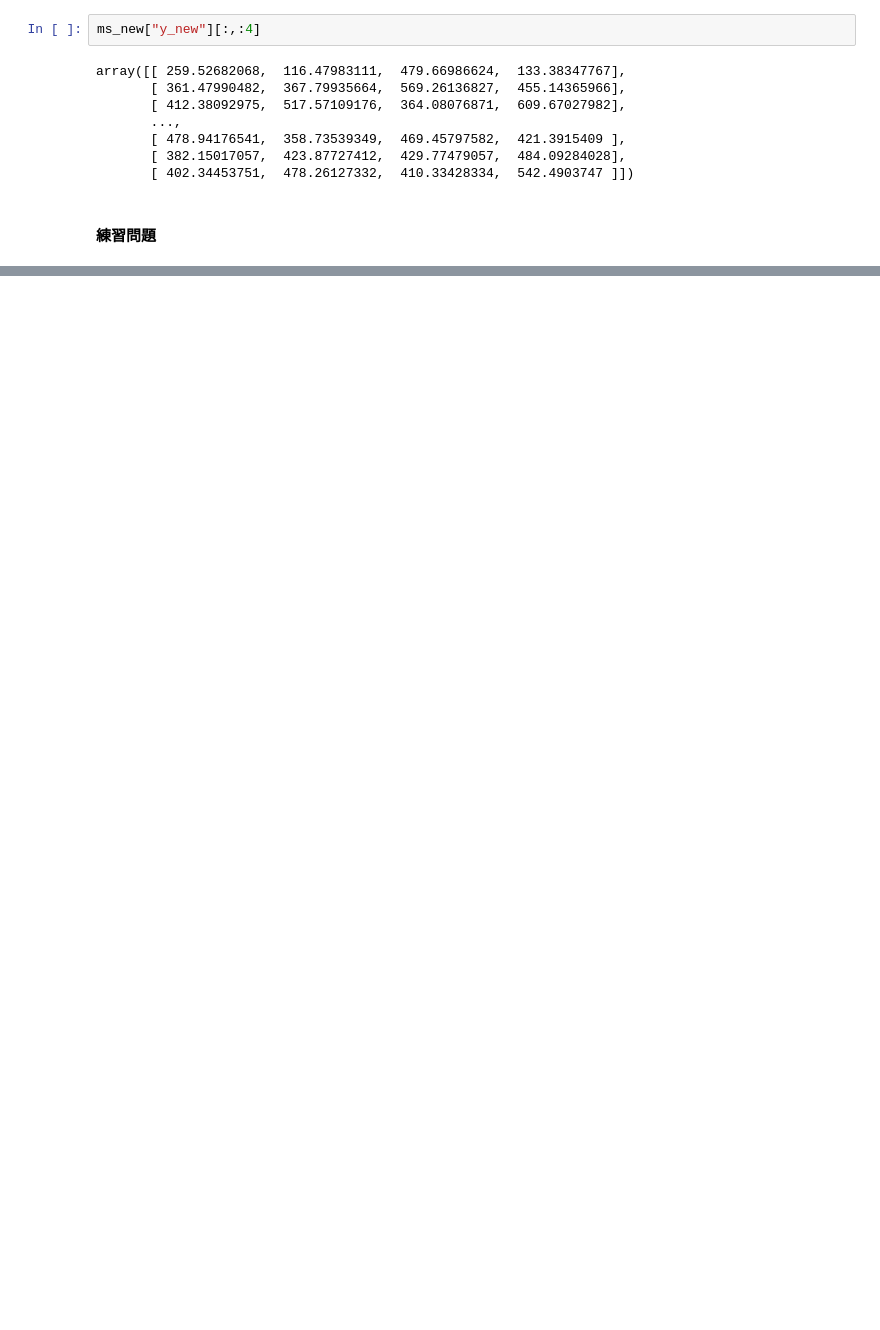
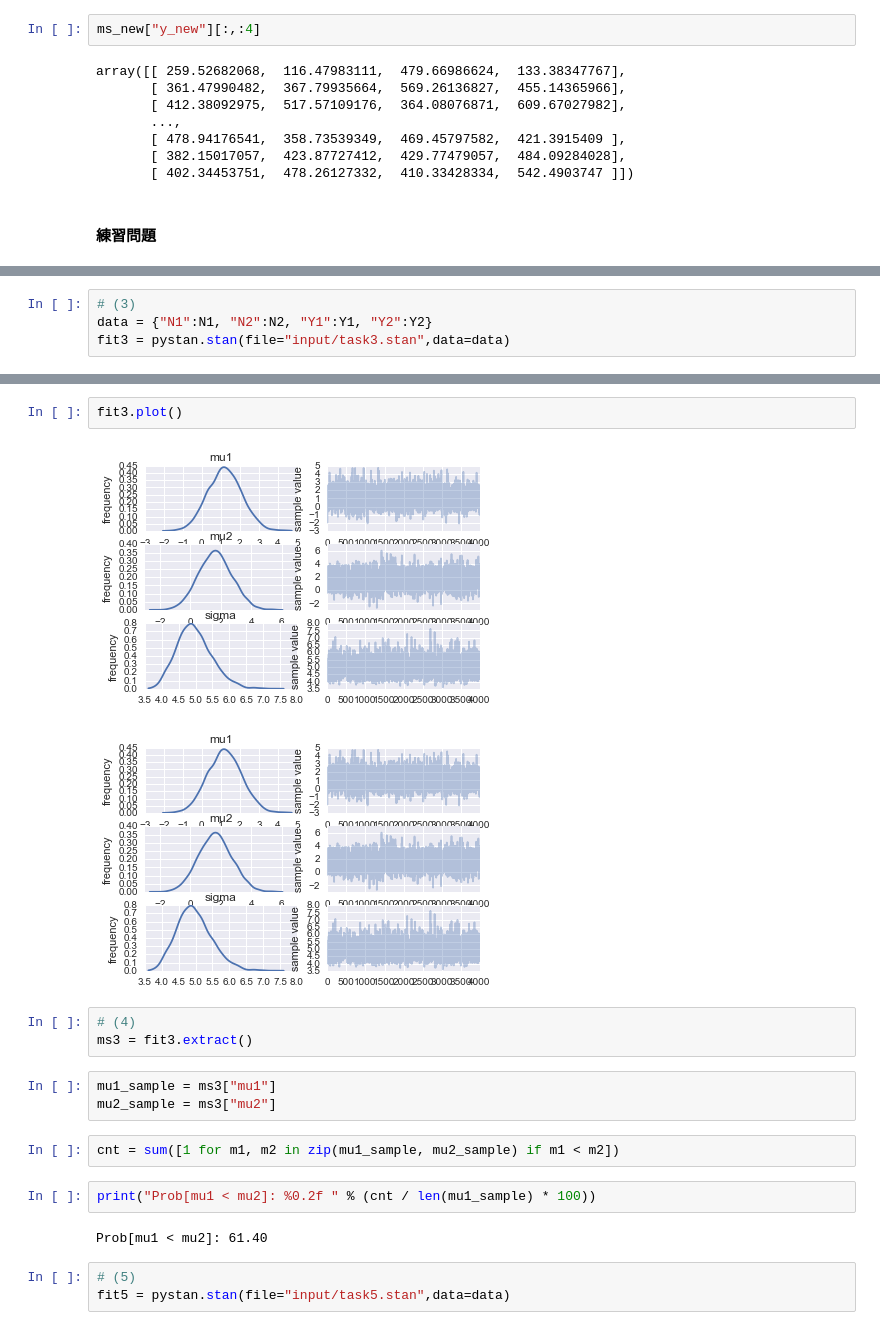
Before and after one commit to hmj/r-stan-stats-modeling-in-python, a Jupyter notebook: chap04/ohnishi/chapter4.ipynb, the cells around one changed output, grey strips where cells are left out. Saved outputs shown, nothing was run; the diff lists cells and outputs as text; blank space fills up the shorter version.

```diff
--- a/chap04/ohnishi/chapter4.ipynb
+++ b/chap04/ohnishi/chapter4.ipynb
@@ -335,0 +357,4 @@ array([[ 259.52682068,  116.47983111,  479.66986624,  133.38347767],
+# %%
+# (3)
+data = {"N1":N1, "N2":N2, "Y1":Y1, "Y2":Y2}
+fit3 = pystan.stan(file="input/task3.stan",data=data)
@@ -335,0 +378,20 @@ array([[ 259.52682068,  116.47983111,  479.66986624,  133.38347767],
+# %%
+fit3.plot()
+# %% [output]
+[figure, added]
+[figure, added]
+# %%
+# (4)
+ms3 = fit3.extract()
+# %%
+mu1_sample = ms3["mu1"]
+mu2_sample = ms3["mu2"]
+# %%
+cnt = sum([1 for m1, m2 in zip(mu1_sample, mu2_sample) if m1 < m2])
+# %%
+print("Prob[mu1 < mu2]: %0.2f " % (cnt / len(mu1_sample) * 100))
+# %% [output]
+Prob[mu1 < mu2]: 61.40
+# %%
+# (5)
+fit5 = pystan.stan(file="input/task5.stan",data=data)
```
Also changed, not shown: parts of 35 cells of this notebook, 5 other files.
